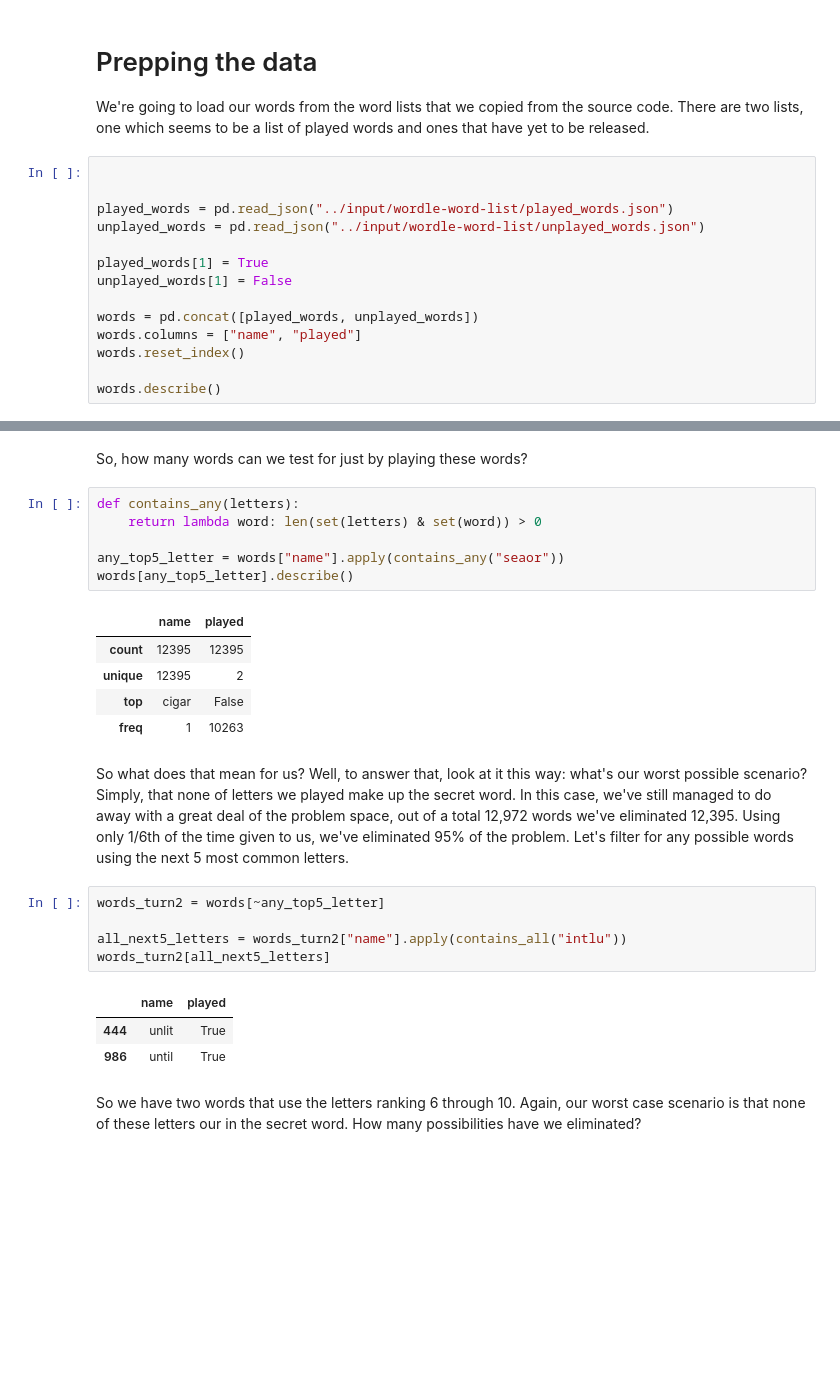
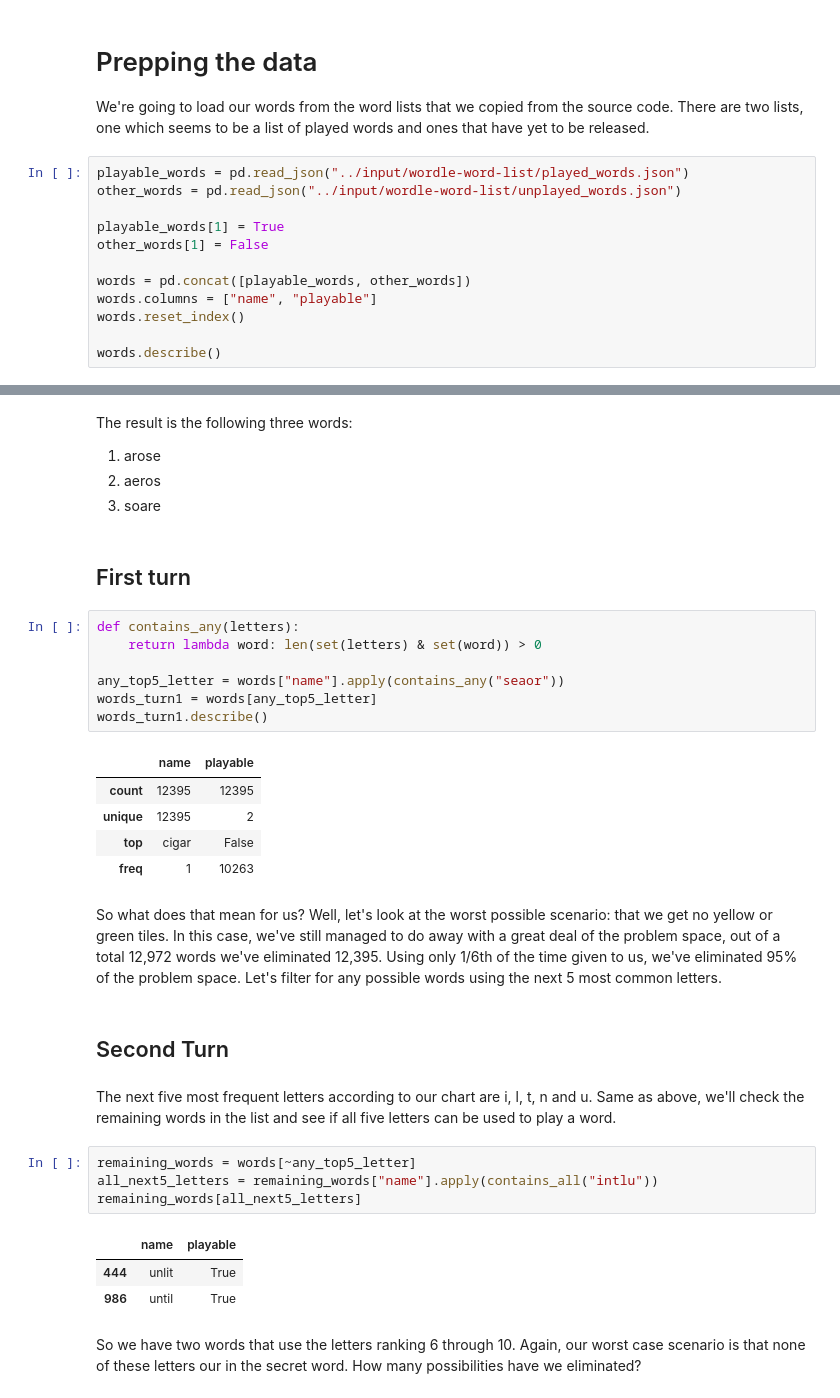
Before and after one commit to TalhaAzim/the-wordle-files, a Jupyter notebook: wordle-analysis-p1.ipynb, the cells around one changed output, grey strips where cells are left out. Drawn from its saved outputs; the diff is of its cells as text; blank space fills up the shorter version.

```diff
--- a/wordle-analysis-p1.ipynb
+++ b/wordle-analysis-p1.ipynb
@@ -18,16 +24,14 @@ figs = {}
 
 We're going to load our words from the word lists that we copied from the source code. There are two lists, one which seems to be a list of played words and ones that have yet to be released.
 # %%
+playable_words = pd.read_json("../input/wordle-word-list/played_words.json")
+other_words = pd.read_json("../input/wordle-word-list/unplayed_words.json")
 
+playable_words[1] = True
+other_words[1] = False
 
-played_words = pd.read_json("../input/wordle-word-list/played_words.json")
-unplayed_words = pd.read_json("../input/wordle-word-list/unplayed_words.json")
-
-played_words[1] = True
-unplayed_words[1] = False
-
-words = pd.concat([played_words, unplayed_words])
-words.columns = ["name", "played"]
+words = pd.concat([playable_words, other_words])
+words.columns = ["name", "playable"]
 words.reset_index()
 
 words.describe()
@@ -69,29 +77,38 @@ words[all_top5_letters]
 | 1252 | arose | True |
 | 112 | aeros | False |
 | 8530 | soare | False |
-# %% [markdown]
-So, how many words can we test for just by playing these words?
+# %% [markdown]
+The result is the following three words:
+1. arose
+2. aeros
+3. soare
+# %% [markdown]
+## First turn
 # %%
 def contains_any(letters):
     return lambda word: len(set(letters) & set(word)) > 0
 
 any_top5_letter = words["name"].apply(contains_any("seaor"))
-words[any_top5_letter].describe()
+words_turn1 = words[any_top5_letter]
+words_turn1.describe()
 # %% [output]
-|  | name | played |
+|  | name | playable |
 | count | 12395 | 12395 |
 | unique | 12395 | 2 |
 | top | cigar | False |
 | freq | 1 | 10263 |
 # %% [markdown]
-So what does that mean for us? Well, to answer that, look at it this way: what's our worst possible scenario? Simply, that none of letters we played make up the secret word. In this case, we've still managed to do away with a great deal of the problem space, out of a total 12,972 words we've eliminated 12,395. Using only 1/6th of the time given to us, we've eliminated 95% of the problem. Let's filter for any possible words using the next 5 most common letters.
+So what does that mean for us? Well, let's look at the worst possible scenario: that we get no yellow or green tiles. In this case, we've still managed to do away with a great deal of the problem space, out of a total 12,972 words we've eliminated 12,395. Using only 1/6th of the time given to us, we've eliminated 95% of the problem space. Let's filter for any possible words using the next 5 most common letters.
+# %% [markdown]
+## Second Turn
+# %% [markdown]
+The next five most frequent letters according to our chart are i, l, t, n and u. Same as above, we'll check the remaining words in the list and see if all five letters can be used to play a word.
 # %%
-words_turn2 = words[~any_top5_letter]
-
-all_next5_letters = words_turn2["name"].apply(contains_all("intlu"))
-words_turn2[all_next5_letters]
+remaining_words = words[~any_top5_letter]
+all_next5_letters = remaining_words["name"].apply(contains_all("intlu"))
+remaining_words[all_next5_letters]
 # %% [output]
-|  | name | played |
+|  | name | playable |
 | 444 | unlit | True |
 | 986 | until | True |
 # %% [markdown]
```
Also changed, not shown: parts of 34 cells of this notebook.
